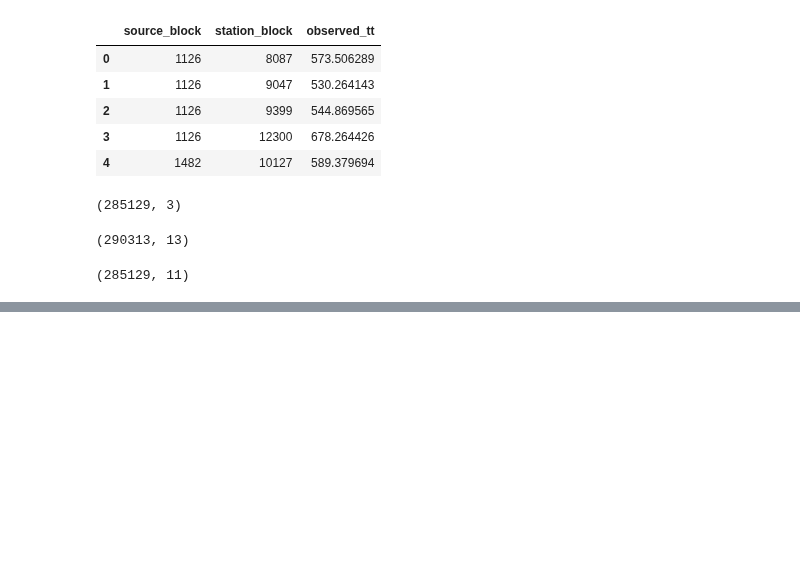
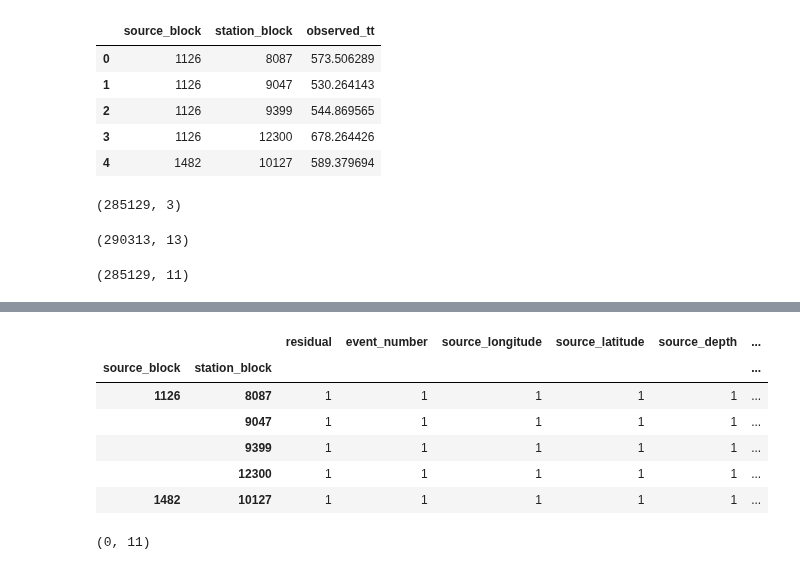
Before and after one commit to GeoscienceAustralia/hiperseis, a Jupyter notebook: notebooks/seismic_events2stations_rays.ipynb, the cells around one changed output, grey strips where cells are left out. Cells and saved outputs as stored; diff of their text form; code cells hidden in the pictures; blank space fills up the shorter version.

Commit message:
modify the notebook to inspect sorted results, fix a bug in remove duplicates

```diff
--- a/notebooks/seismic_events2stations_rays.ipynb
+++ b/notebooks/seismic_events2stations_rays.ipynb
@@ -182,0 +288,2 @@ pdf4.head()
+# %%
+mypdf = sort2(inputcsv,sortedfile,residual_cutoff)
@@ -182,0 +303,13 @@ pdf4.head()
+# %%
+# check if any duplicate (source_block,station_block) in the dataframe?  primkey
+mypdf3=mypdf.groupby(by=['source_block', 'station_block']).count()
+# %%
+mypdf3.head()
+# %% [output]
+|  |  | residual | event_number | source_longitude | source_latitude | source_depth | ... |
+| source_block | station_block |  |  |  |  |  | ... |
+| 1126 | 8087 | 1 | 1 | 1 | 1 | 1 | ... |
+|  | 9047 | 1 | 1 | 1 | 1 | 1 | ... |
+|  | 9399 | 1 | 1 | 1 | 1 | 1 | ... |
+|  | 12300 | 1 | 1 | 1 | 1 | 1 | ... |
+| 1482 | 10127 | 1 | 1 | 1 | 1 | 1 | ... |
@@ -182,0 +318,5 @@ pdf4.head()
+# %%
+# check if any duplicate (source_block,station_block)
+mypdf4.shape  # no rows now
+# %% [output]
+(0, 11)
```
Also changed, not shown: parts of 17 cells of this notebook.
